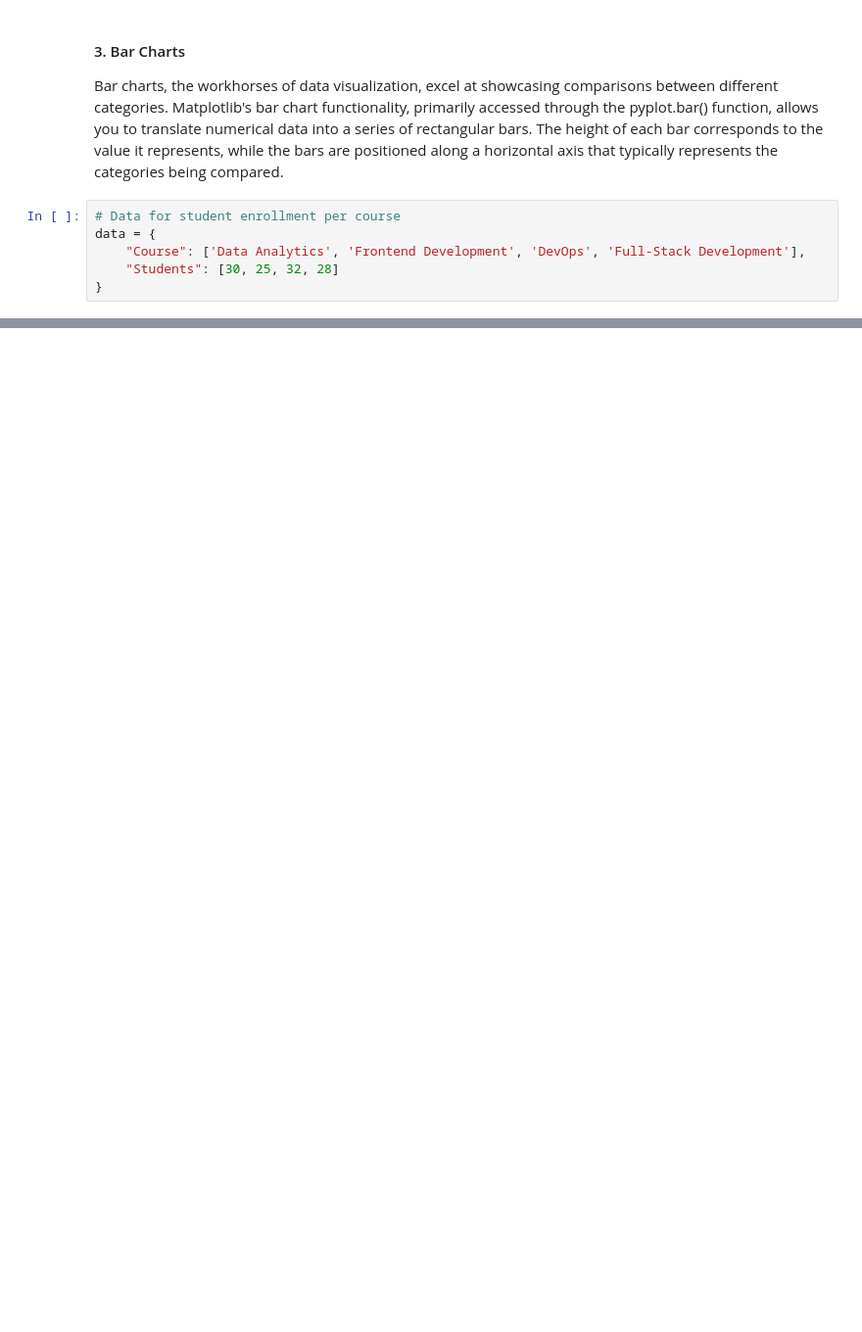
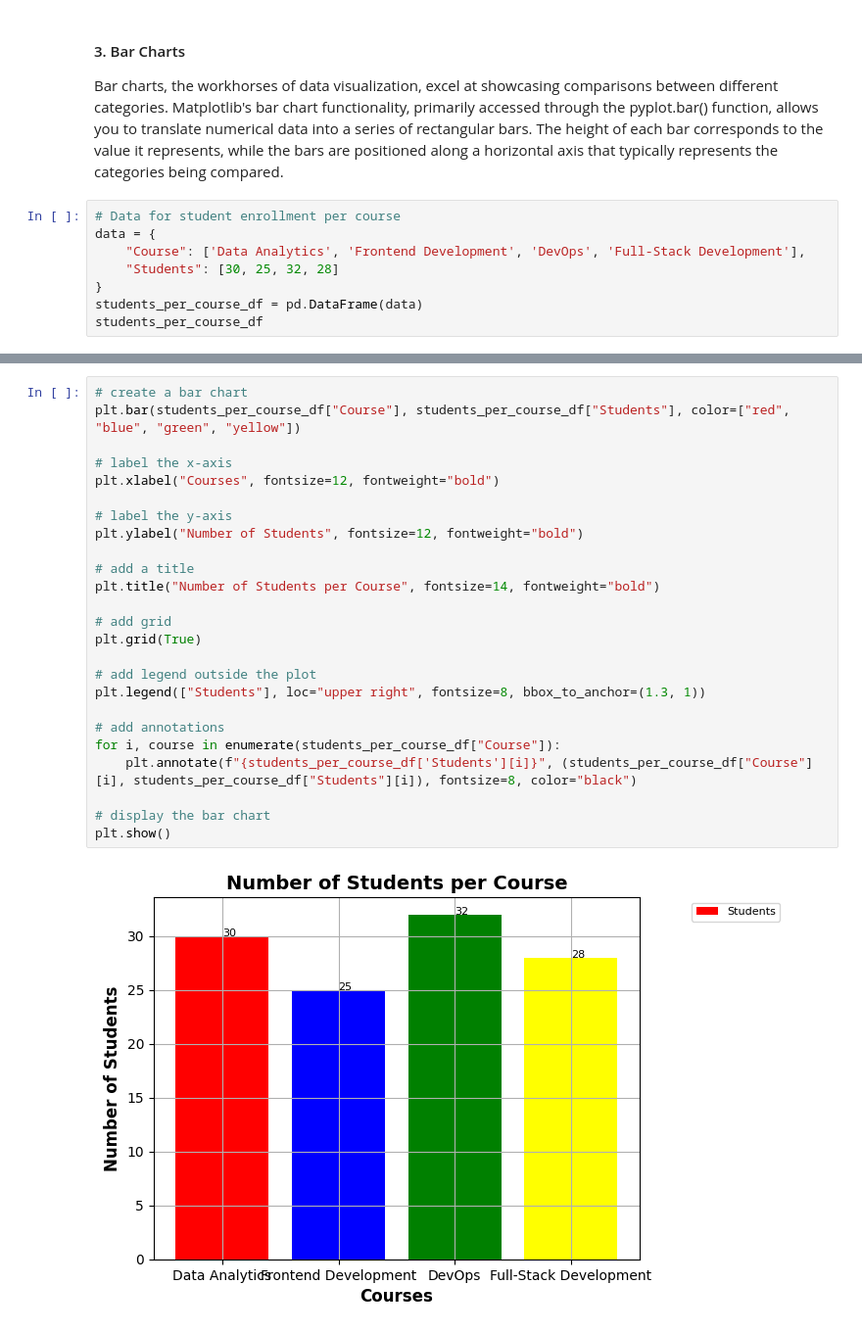
Before and after one commit to Rongiela/DAT09, a Jupyter notebook: Module 5 - Data Visualization/data_visualization.ipynb, the cells around one changed output, grey strips where cells are left out. Shown at 98% size. Saved outputs shown, nothing was run; the diff lists cells and outputs as text; blank space fills up the shorter version.

```diff
--- a/Module 5 - Data Visualization/data_visualization.ipynb
+++ b/Module 5 - Data Visualization/data_visualization.ipynb
@@ -116,3 +151,5 @@ data = {
     "Course": ['Data Analytics', 'Frontend Development', 'DevOps', 'Full-Stack Development'],
     "Students": [30, 25, 32, 28]
 }
+students_per_course_df = pd.DataFrame(data)
+students_per_course_df
@@ -118,0 +162,27 @@ data = {
+# %%
+# create a bar chart
+plt.bar(students_per_course_df["Course"], students_per_course_df["Students"], color=["red", "blue", "green", "yellow"])
+
+# label the x-axis
+plt.xlabel("Courses", fontsize=12, fontweight="bold")
+
+# label the y-axis
+plt.ylabel("Number of Students", fontsize=12, fontweight="bold")
+
+# add a title
+plt.title("Number of Students per Course", fontsize=14, fontweight="bold")
+
+# add grid
+plt.grid(True)
+
+# add legend outside the plot
+plt.legend(["Students"], loc="upper right", fontsize=8, bbox_to_anchor=(1.3, 1))
+
+# add annotations
+for i, course in enumerate(students_per_course_df["Course"]):
+    plt.annotate(f"{students_per_course_df['Students'][i]}", (students_per_course_df["Course"][i], students_per_course_df["Students"][i]), fontsize=8, color="black")
+
+# display the bar chart
+plt.show()
+# %% [output]
+[figure, added]
```
Also changed, not shown: parts of 6 cells of this notebook.
